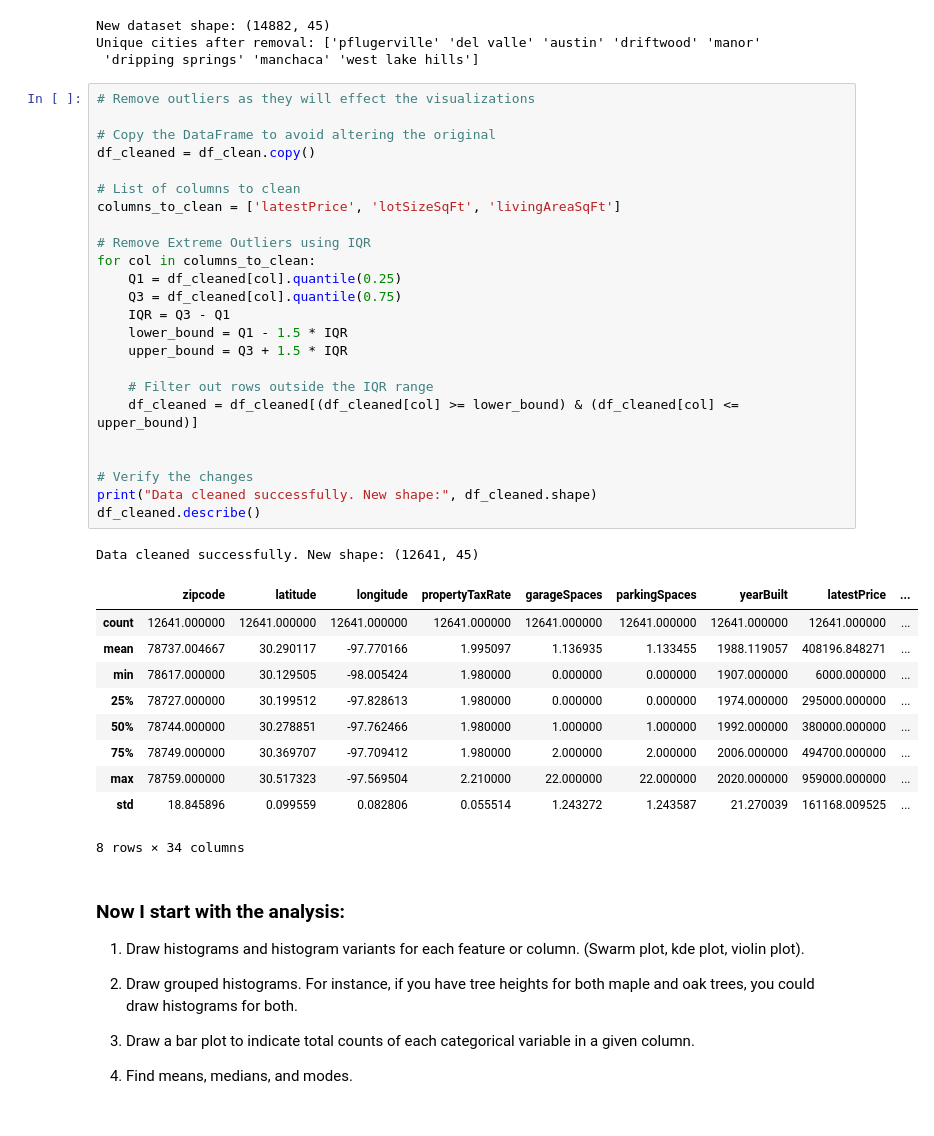
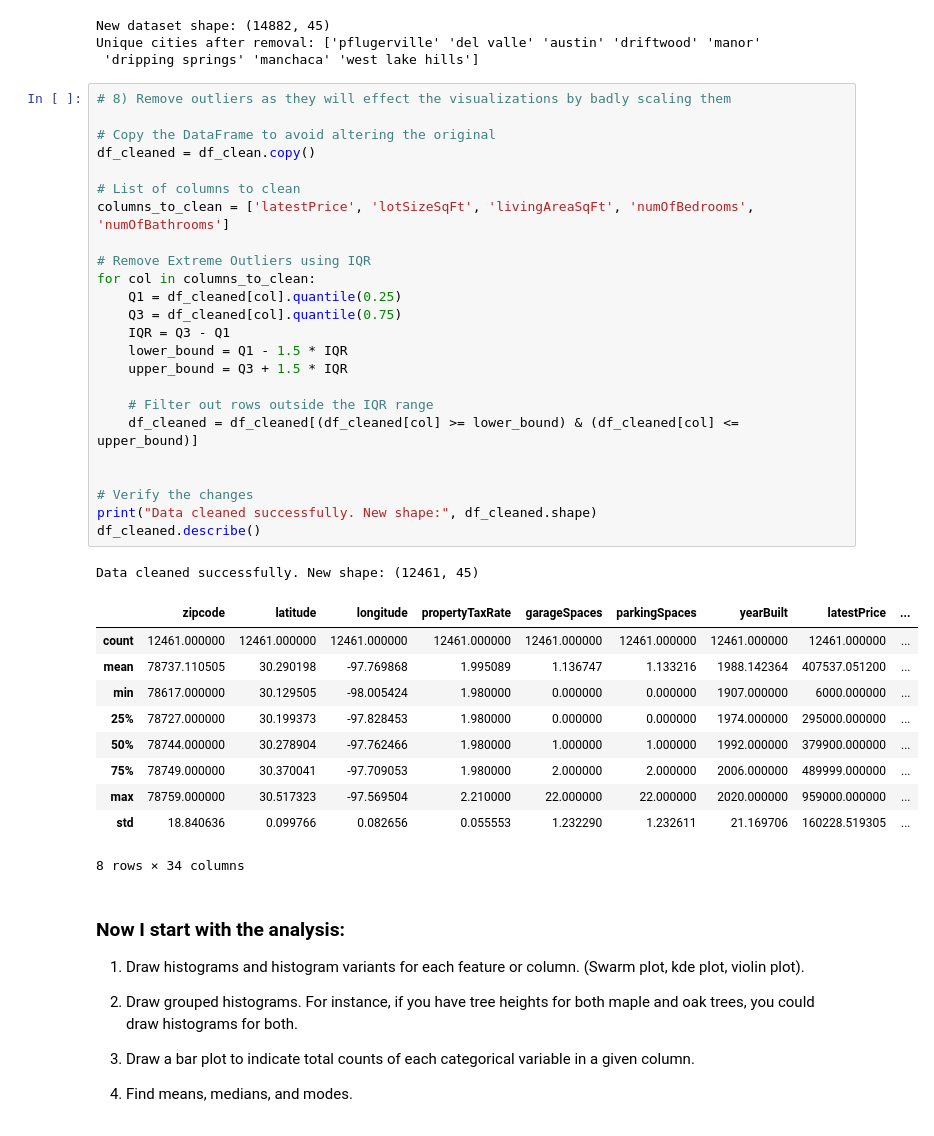
Before and after one commit to tbeerio/AI-For-Leaders, a Jupyter notebook: OMDS-ModB2-Week4-Beer-Tim.ipynb, the cells around one changed output. Drawn from its saved outputs; the diff is of its cells as text.

```diff
--- a/OMDS-ModB2-Week4-Beer-Tim.ipynb
+++ b/OMDS-ModB2-Week4-Beer-Tim.ipynb
@@ -235,40 +235,40 @@ New dataset shape: (14882, 45)
 Unique cities after removal: ['pflugerville' 'del valle' 'austin' 'driftwood' 'manor'
  'dripping springs' 'manchaca' 'west lake hills']
 # %%
-# Remove outliers as they will effect the visualizations
+# 8) Remove outliers as they will effect the visualizations by badly scaling them
 
 # Copy the DataFrame to avoid altering the original
 df_cleaned = df_clean.copy()
 
 # List of columns to clean
-columns_to_clean = ['latestPrice', 'lotSizeSqFt', 'livingAreaSqFt']
+columns_to_clean = ['latestPrice', 'lotSizeSqFt', 'livingAreaSqFt', 'numOfBedrooms', 'numOfBathrooms']
 
 # Remove Extreme Outliers using IQR
 for col in columns_to_clean:
     Q1 = df_cleaned[col].quantile(0.25)
     Q3 = df_cleaned[col].quantile(0.75)
     IQR = Q3 - Q1
     lower_bound = Q1 - 1.5 * IQR
     upper_bound = Q3 + 1.5 * IQR
 
     # Filter out rows outside the IQR range
     df_cleaned = df_cleaned[(df_cleaned[col] >= lower_bound) & (df_cleaned[col] <= upper_bound)]
 
 
 # Verify the changes
 print("Data cleaned successfully. New shape:", df_cleaned.shape)
 df_cleaned.describe()
 # %% [output]
-Data cleaned successfully. New shape: (12641, 45)
+Data cleaned successfully. New shape: (12461, 45)
 |  | zipcode | latitude | longitude | propertyTaxRate | garageSpaces | parkingSpaces | yearBuilt | latestPrice | ... |
-| count | 12641.000000 | 12641.000000 | 12641.000000 | 12641.000000 | 12641.000000 | 12641.000000 | 12641.000000 | 12641.000000 | ... |
-| mean | 78737.004667 | 30.290117 | -97.770166 | 1.995097 | 1.136935 | 1.133455 | 1988.119057 | 408196.848271 | ... |
+| count | 12461.000000 | 12461.000000 | 12461.000000 | 12461.000000 | 12461.000000 | 12461.000000 | 12461.000000 | 12461.000000 | ... |
+| mean | 78737.110505 | 30.290198 | -97.769868 | 1.995089 | 1.136747 | 1.133216 | 1988.142364 | 407537.051200 | ... |
 | min | 78617.000000 | 30.129505 | -98.005424 | 1.980000 | 0.000000 | 0.000000 | 1907.000000 | 6000.000000 | ... |
-| 25% | 78727.000000 | 30.199512 | -97.828613 | 1.980000 | 0.000000 | 0.000000 | 1974.000000 | 295000.000000 | ... |
-| 50% | 78744.000000 | 30.278851 | -97.762466 | 1.980000 | 1.000000 | 1.000000 | 1992.000000 | 380000.000000 | ... |
-| 75% | 78749.000000 | 30.369707 | -97.709412 | 1.980000 | 2.000000 | 2.000000 | 2006.000000 | 494700.000000 | ... |
+| 25% | 78727.000000 | 30.199373 | -97.828453 | 1.980000 | 0.000000 | 0.000000 | 1974.000000 | 295000.000000 | ... |
+| 50% | 78744.000000 | 30.278904 | -97.762466 | 1.980000 | 1.000000 | 1.000000 | 1992.000000 | 379900.000000 | ... |
+| 75% | 78749.000000 | 30.370041 | -97.709053 | 1.980000 | 2.000000 | 2.000000 | 2006.000000 | 489999.000000 | ... |
 | max | 78759.000000 | 30.517323 | -97.569504 | 2.210000 | 22.000000 | 22.000000 | 2020.000000 | 959000.000000 | ... |
-| std | 18.845896 | 0.099559 | 0.082806 | 0.055514 | 1.243272 | 1.243587 | 21.270039 | 161168.009525 | ... |
+| std | 18.840636 | 0.099766 | 0.082656 | 0.055553 | 1.232290 | 1.232611 | 21.169706 | 160228.519305 | ... |
 8 rows × 34 columns
 # %% [markdown]
 ### Now I start with the analysis:
```
Also changed, not shown: parts of 3 cells of this notebook.
